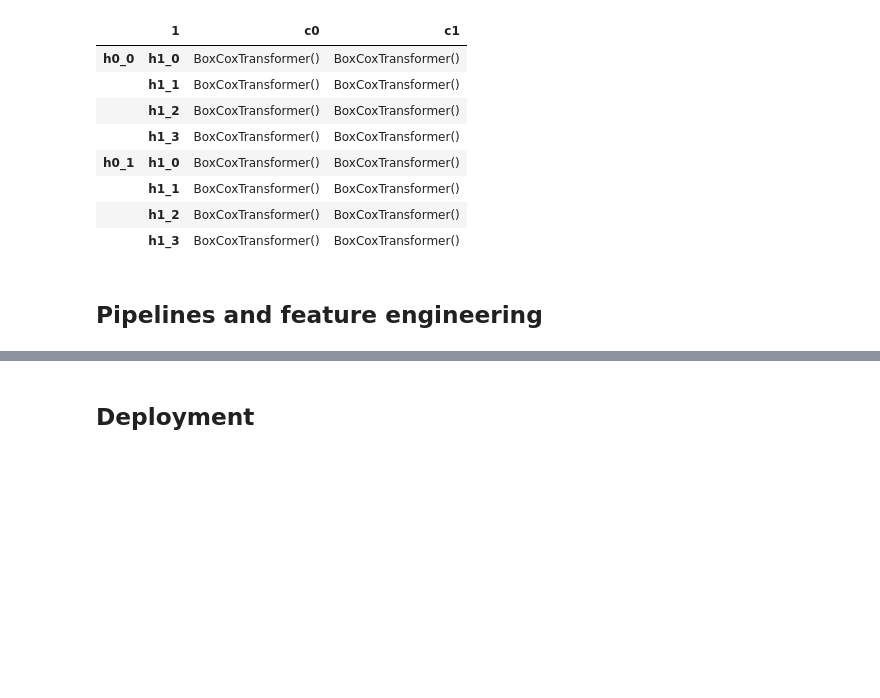
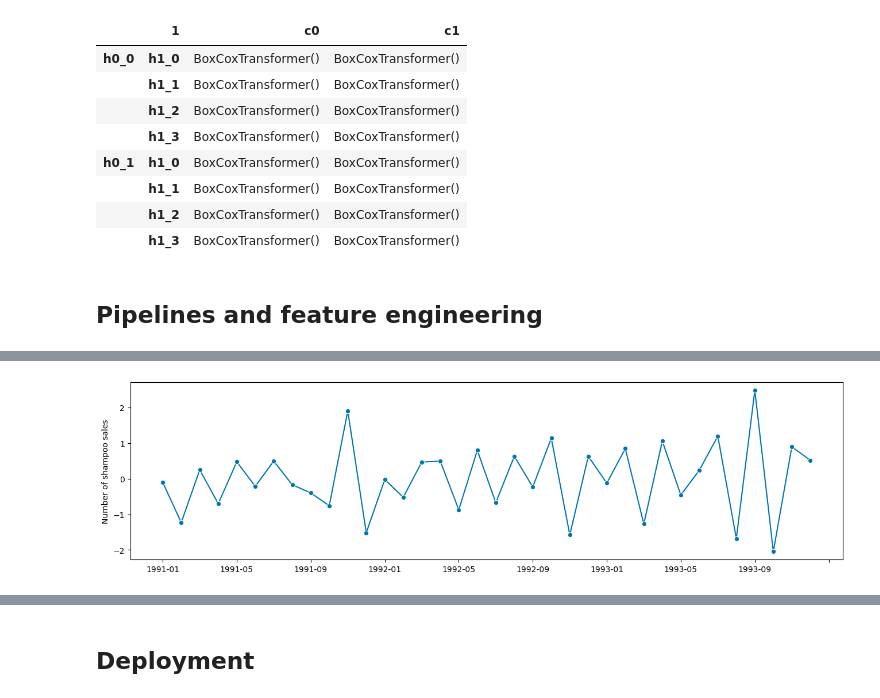
Before and after one commit to sktime/sktime-tutorial-ODSC-Europe-2023, a Jupyter notebook: notebooks/04_advanced.ipynb, the cells around one changed output, grey strips where cells are left out. Saved outputs shown, nothing was run; the diff lists cells and outputs as text; code cells hidden in the pictures; blank space fills up the shorter version.

```diff
--- a/notebooks/04_advanced.ipynb
+++ b/notebooks/04_advanced.ipynb
@@ -232,0 +337,10 @@ boxcox.transformers_
+# %%
+from sklearn.preprocessing import StandardScaler
+from sktime.transformations.series.difference import Differencer
+
+sequence_pipeline = Differencer() * StandardScaler()
+# %%
+y_transformed = sequence_pipeline.fit_transform(y)
+fig, ax = plot_series(y_transformed)
+# %% [output]
+[figure, added]
```
Also changed, not shown: parts of 33 cells of this notebook.
